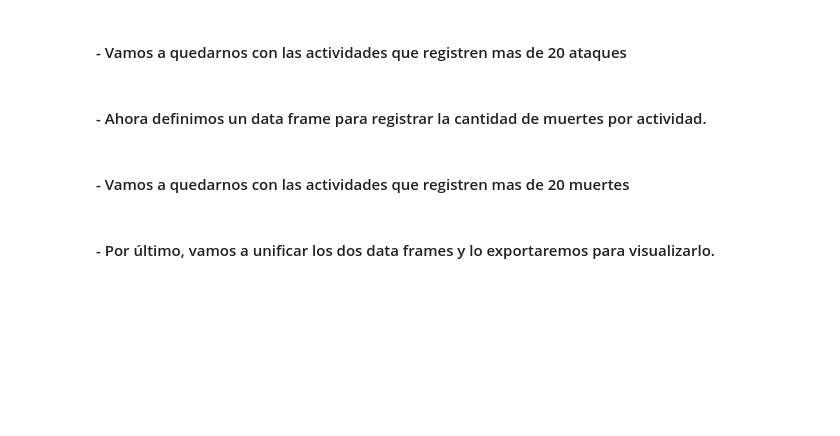
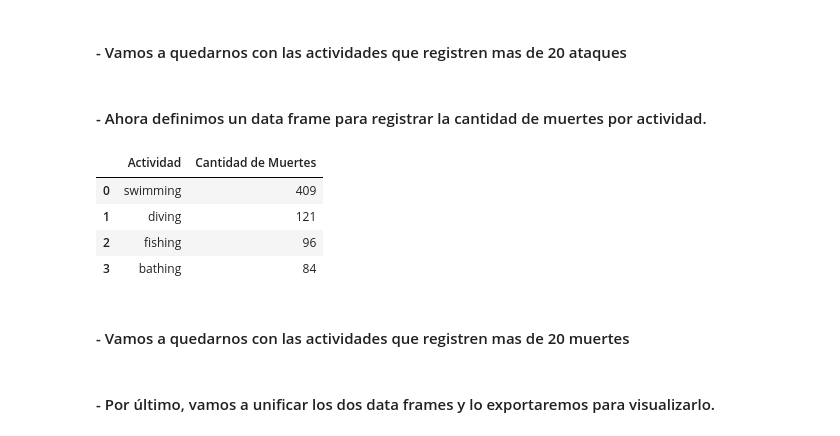
Before and after one commit to JulianTrufero/shark-data-cleaning, a Jupyter notebook: Cleaning.ipynb, the cells around one changed output. Cells and saved outputs as stored; diff of their text form; code cells hidden in the pictures; blank space fills up the shorter version.

```diff
--- a/Cleaning.ipynb
+++ b/Cleaning.ipynb
@@ -250,6 +253,14 @@ act_let = pd.DataFrame(act_let['Actividades'].value_counts()).reset_index()
 e = {'Actividades': 'Cantidad de Muertes', 'index':'Actividad'}
 # %%
 act_let = act_let.rename(columns=e)
+# %%
+act_let.head(4)
+# %% [output]
+|  | Actividad | Cantidad de Muertes |
+| 0 | swimming | 409 |
+| 1 | diving | 121 |
+| 2 | fishing | 96 |
+| 3 | bathing | 84 |
 # %% [markdown]
 #### - Vamos a quedarnos con las actividades que registren mas de 20 muertes
 # %%
```
Also changed, not shown: parts of 12 cells of this notebook, 2 other files.
